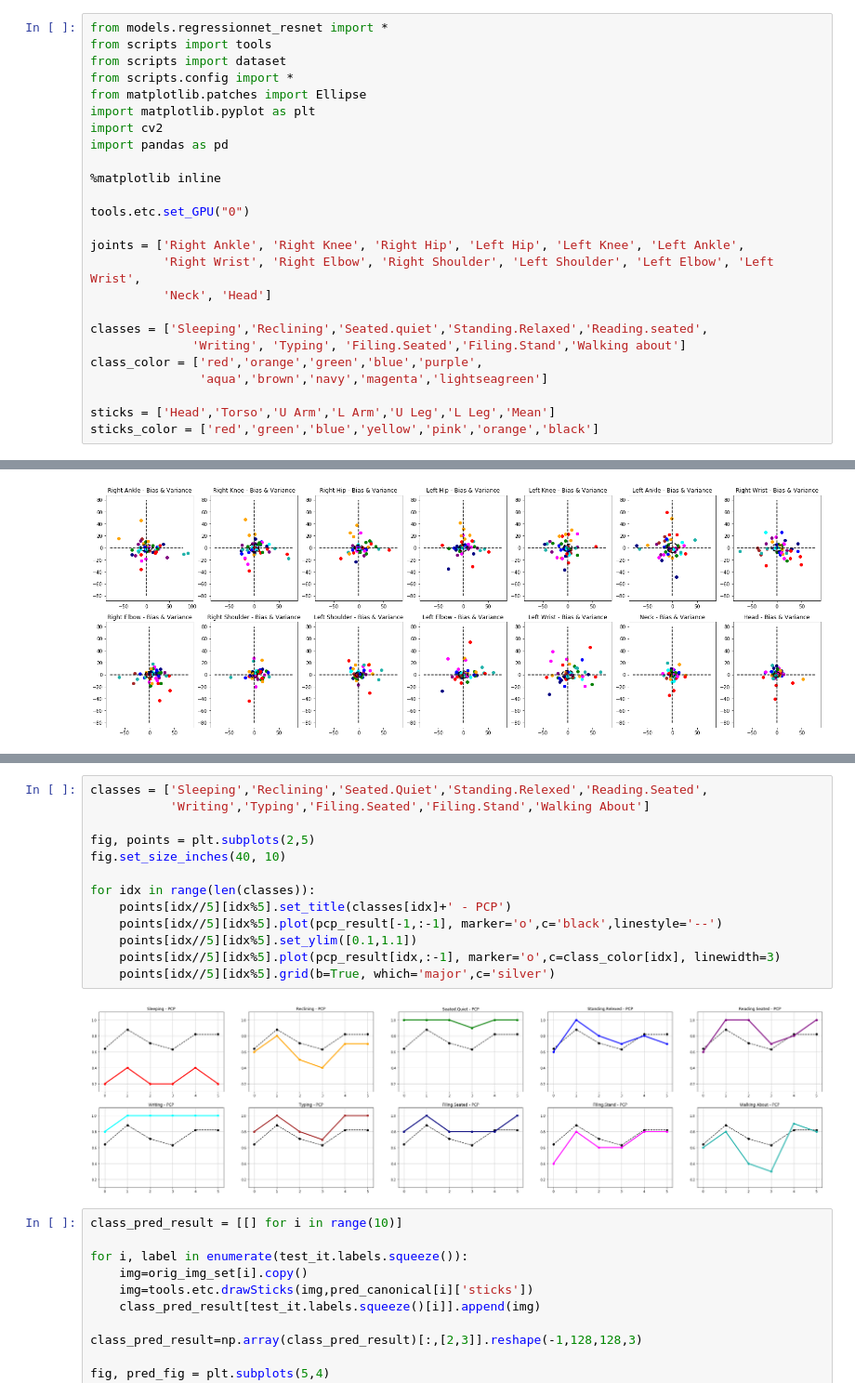
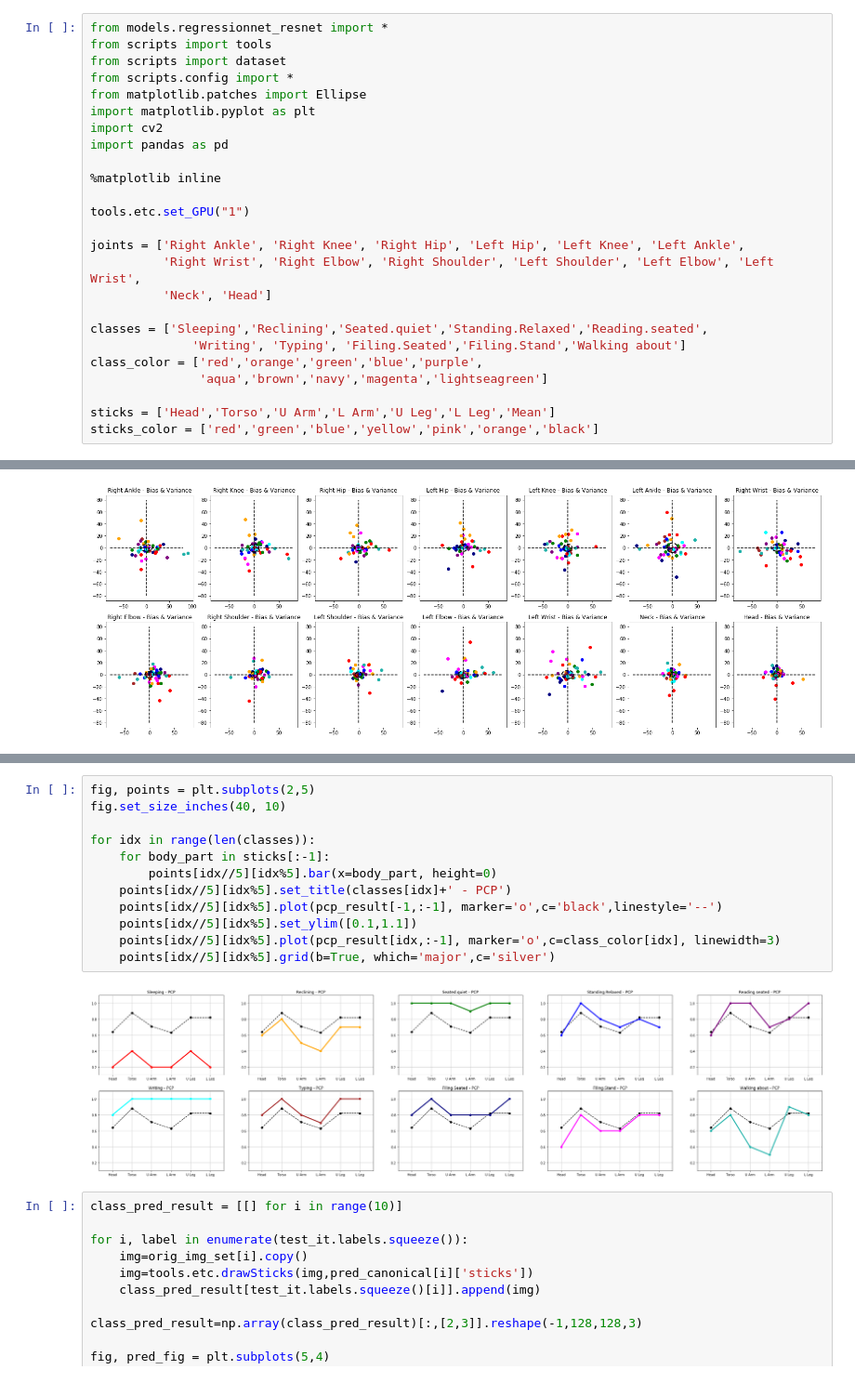
Before and after one commit to Hahnnz/Human_Pose_MET_Score_Estimation, a Jupyter notebook: Analysis_Result.ipynb, the cells around one changed output, grey strips where cells are left out. Shown at 93% size. Saved outputs shown, nothing was run; the diff lists cells and outputs as text.

Commit message:
updated Analysis Result graph and added Bias and Variance Graph.

```diff
--- a/Analysis_Result.ipynb
+++ b/Analysis_Result.ipynb
@@ -10,7 +10,7 @@ import pandas as pd
 
 %matplotlib inline
 
-tools.etc.set_GPU("0")
+tools.etc.set_GPU("1")
 
 joints = ['Right Ankle', 'Right Knee', 'Right Hip', 'Left Hip', 'Left Knee', 'Left Ankle',
           'Right Wrist', 'Right Elbow', 'Right Shoulder', 'Left Shoulder', 'Left Elbow', 'Left Wrist',
@@ -136,18 +172,17 @@ class_gt_joints = [[joints for i, joints in enumerate(test_it.coor_set.reshape(-
 # %%
-classes = ['Sleeping','Reclining','Seated.Quiet','Standing.Relexed','Reading.Seated',
-           'Writing','Typing','Filing.Seated','Filing.Stand','Walking About']
-
 fig, points = plt.subplots(2,5)
 fig.set_size_inches(40, 10)
 
 for idx in range(len(classes)):
+    for body_part in sticks[:-1]:
+        points[idx//5][idx%5].bar(x=body_part, height=0)
     points[idx//5][idx%5].set_title(classes[idx]+' - PCP')
     points[idx//5][idx%5].plot(pcp_result[-1,:-1], marker='o',c='black',linestyle='--')
     points[idx//5][idx%5].set_ylim([0.1,1.1])
     points[idx//5][idx%5].plot(pcp_result[idx,:-1], marker='o',c=class_color[idx], linewidth=3)
     points[idx//5][idx%5].grid(b=True, which='major',c='silver')
 # %% [output]
-[figure, old version]
+[figure, new version]
 # %%
 class_pred_result = [[] for i in range(10)]
 
```
Also changed, not shown: parts of 2 cells of this notebook.
